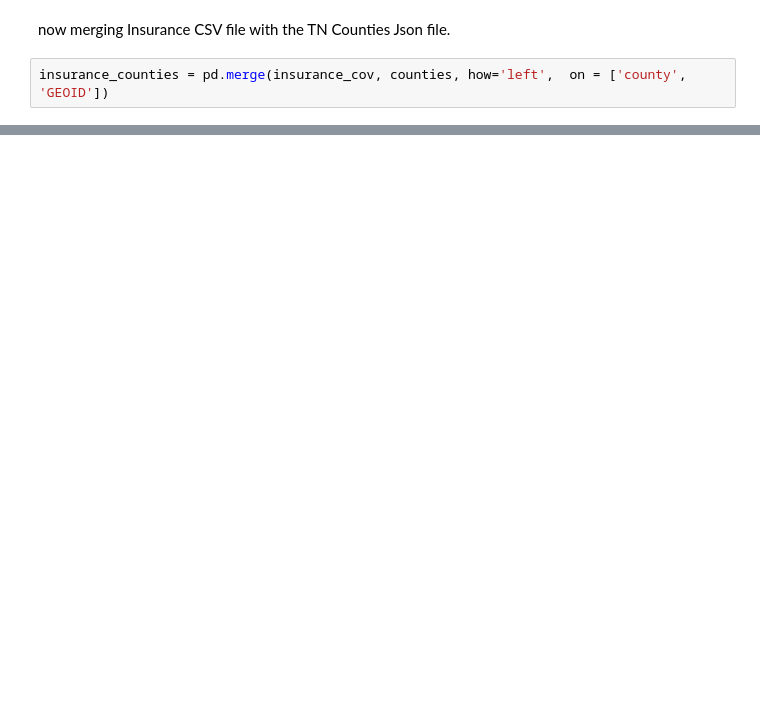
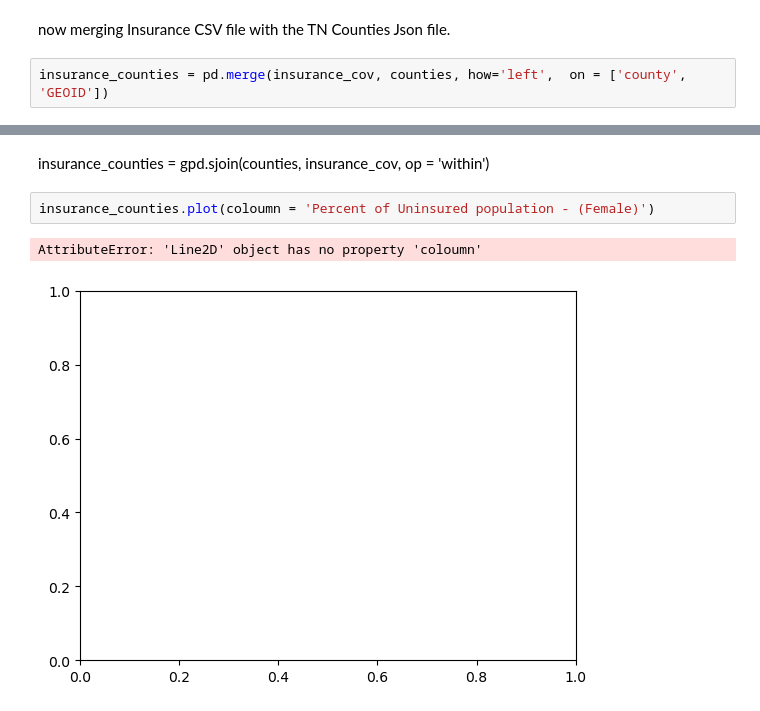
Before and after one commit to tigerbelle07/Capstone, a Jupyter notebook: notebooks/Capstone- Breast Cancer - Census Data_v2.ipynb, the cells around one changed output, grey strips where cells are left out. Saved outputs shown, nothing was run; the diff lists cells and outputs as text; blank space fills up the shorter version.

```diff
--- a/notebooks/Capstone- Breast Cancer - Census Data_v2.ipynb
+++ b/notebooks/Capstone- Breast Cancer - Census Data_v2.ipynb
@@ -138,3 +127,10 @@ Data columns (total 68 columns):
  67  geometry                                                                             0 non-null      geometry
 dtypes: float64(24), geometry(1), int64(3), object(40)
 memory usage: 307.3+ KB
+# %% [markdown]
+insurance_counties = gpd.sjoin(counties, insurance_cov, op = 'within')
+# %%
+insurance_counties.plot(coloumn = 'Percent of Uninsured population - (Female)')
+# %% [output]
+AttributeError: 'Line2D' object has no property 'coloumn'
+[figure, added]
```
Also changed, not shown: parts of 2 cells of this notebook.
